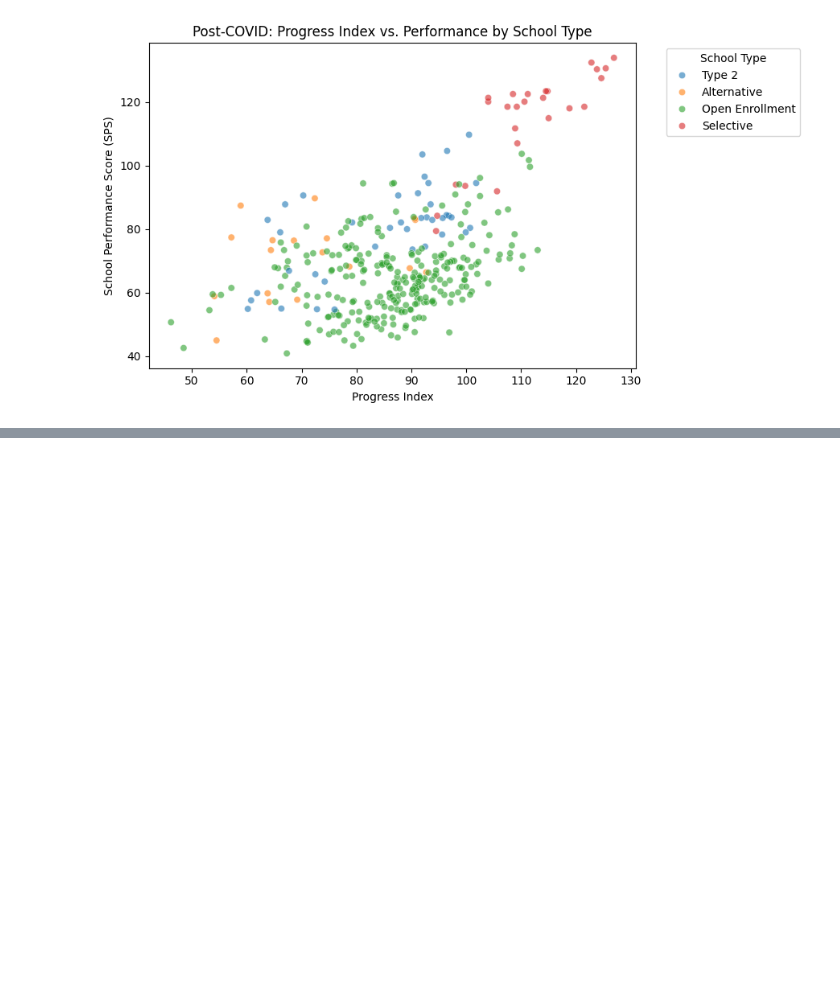
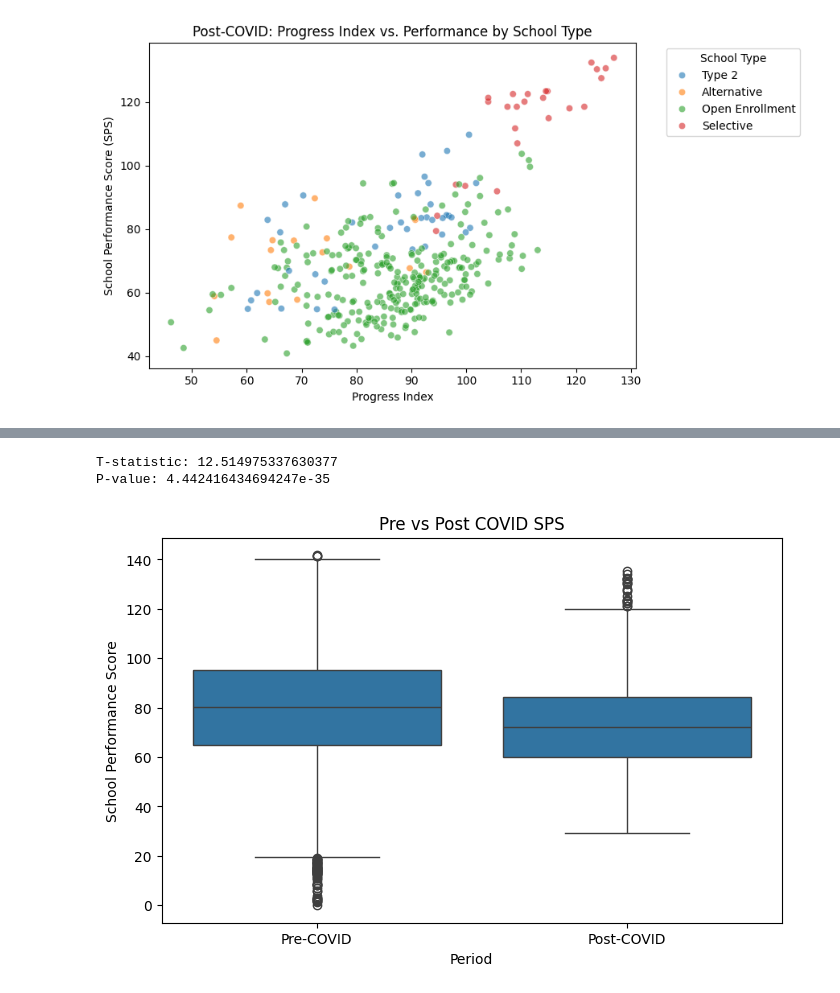
Before and after one commit to sphil5/sphil5.github.io, a Jupyter notebook: Phillips_Aponte_M2.ipynb, the cells around one changed output, grey strips where cells are left out. Cells and saved outputs as stored; diff of their text form; code cells hidden in the pictures; blank space fills up the shorter version.

```diff
--- a/Phillips_Aponte_M2.ipynb
+++ b/Phillips_Aponte_M2.ipynb
@@ -107,7 +118,7 @@ df_2017_long = df_2017_long.drop(columns=["year"])
 # @title Cleaning the 2018 dataset:
 
 # Load 2018 dataset and skip the empty header rows
-df_2018 = pd.read_excel("../content/sphil5.github.io/data/2018-school-performance-scores.xlsx", header=3)
+df_2018 = pd.read_excel("/content/sphil5.github.io/data/2018-school-performance-scores.xlsx", header=3)
 # Standardize column names
 df_2018 = clean_columns(df_2018)
 # Rename column for consistency
@@ -130,7 +141,7 @@ df_2018_long = df_2018_long.drop(columns=["year"])
 # @title Cleaning the 2019 dataset:
 
 # Load 2019 dataset and skip the empty header rows
-df_2019 = pd.read_excel("../content/sphil5.github.io/data/2019-school-performance-scores.xlsx", header=3)
+df_2019 = pd.read_excel("/content/sphil5.github.io/data/2019-school-performance-scores.xlsx", header=3)
 # Standardize column names
 df_2019 = clean_columns(df_2019)
 # Rename column for consistency
@@ -618,0 +734,41 @@ In the next milestone, we will build the two models outlined above: a linear reg
+# %%
+from scipy.stats import ttest_ind
+
+# Separate SPS into pre-COVID and post-COVID groups
+pre_scores = df_all[
+    df_all["period"] == "Pre-COVID"
+]["school_performance_score_sps"]
+
+post_scores = df_all[
+    df_all["period"] == "Post-COVID"
+]["school_performance_score_sps"]
+
+# Perform an independent two-sample t-test
+t_stat, p_value = ttest_ind(
+    pre_scores,
+    post_scores,
+    equal_var=False
+)
+
+# Display
+print("T-statistic:", t_stat)
+print("P-value:", p_value)
+# %% [output]
+T-statistic: 12.514975337630377
+P-value: 4.442416434694247e-35
+# %%
+# @title Visualization
+plt.figure(figsize=(8,5))
+
+sns.boxplot(
+    data=df_all,
+    x="period",
+    y="school_performance_score_sps"
+)
+
+plt.title("Pre vs Post COVID SPS")
+plt.xlabel("Period")
+plt.ylabel("School Performance Score")
+plt.show()
+# %% [output]
+[figure, added]
```
Also changed, not shown: parts of 24 cells of this notebook, 1 other file.
